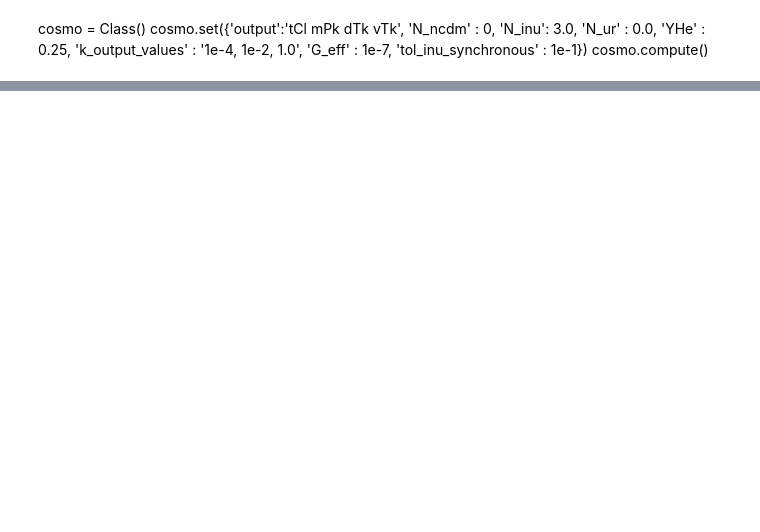
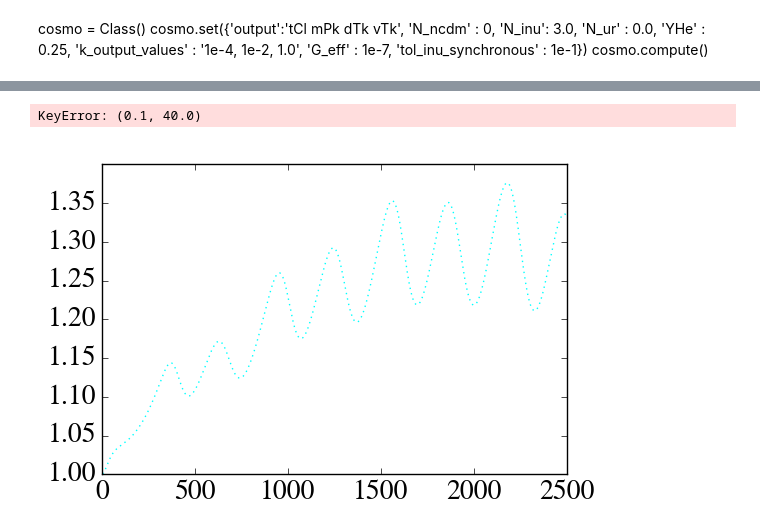
Before and after one commit to ThomasTram/CLASSmods, a Jupyter notebook: CYRvsISA.ipynb, the cells around one changed output, grey strips where cells are left out. Saved outputs shown, nothing was run; the diff lists cells and outputs as text; code cells hidden in the pictures; blank space fills up the shorter version.

```diff
--- a/CYRvsISA.ipynb
+++ b/CYRvsISA.ipynb
@@ -339,0 +302,28 @@ for G in [1e-3]:
+# %%
+Ref = Standard
+clref = Ref.raw_cl()
+clnoint = NoInt.raw_cl()
+
+import matplotlib.pyplot as plt
+from itertools import cycle
+colors = ["Blue","Green","Red","Cyan"]
+lines = [":","--","-"]
+linecycler = cycle(lines)
+colorcycler = cycle(colors)
+
+for Geff in [1e-1]:
+    for qmax in [20.,40.]:
+        linestyle = next(linecycler)
+        cl_ISAqmax = ISAqmax[Geff,qmax].raw_cl()
+        l = cl_ISAqmax['ell'][2:]
+        plt.plot(l,cl_ISAqmax['tt'][2:]/clref['tt'][2:],linestyle,color="Cyan",label=r'$q_\mathrm{max}='+"{:g}".format(qmax)+', G_\mathrm{eff}='+"{:g}".format(Geff)+'$')
+lgd = plt.legend(loc='upper left',ncol=1,bbox_to_anchor=(1.03, 1.045))
+
+for cvis2 in [0.]:
+    cl_cvis2 = Cvis2Ceff2[cvis2].raw_cl()
+    plt.plot(l,cl_cvis2['tt'][2:]/clref['tt'][2:],label=r'$N_q=40, G_\mathrm{eff}='+"{:g}".format(G)+'$',ls=':',color="Black")
+
+plt.savefig("VarqmaxGeff1.pdf",bbox_extra_artists=(lgd,),bbox_inches='tight')
+# %% [output]
+KeyError: (0.1, 40.0)
+[figure, added]
```
Also changed, not shown: parts of 41 cells of this notebook, 6 other files.
